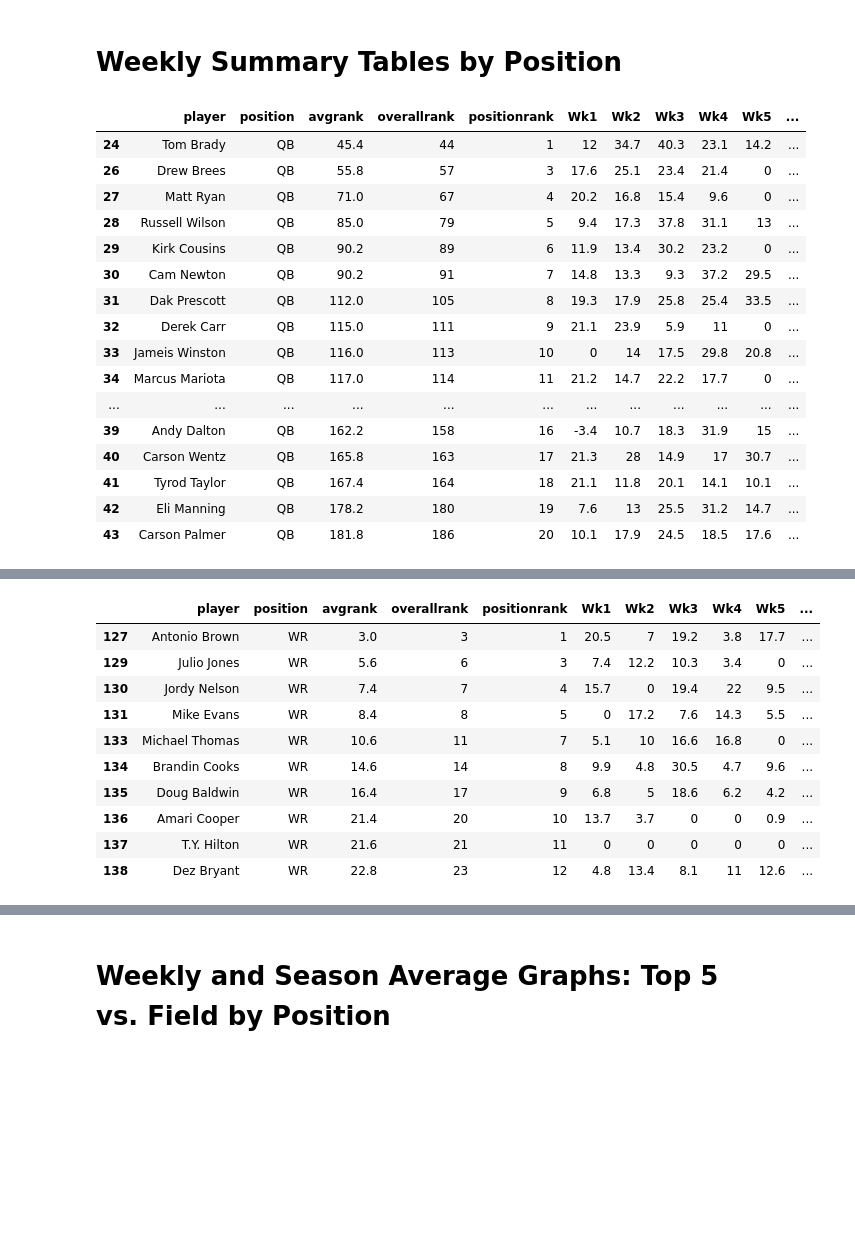
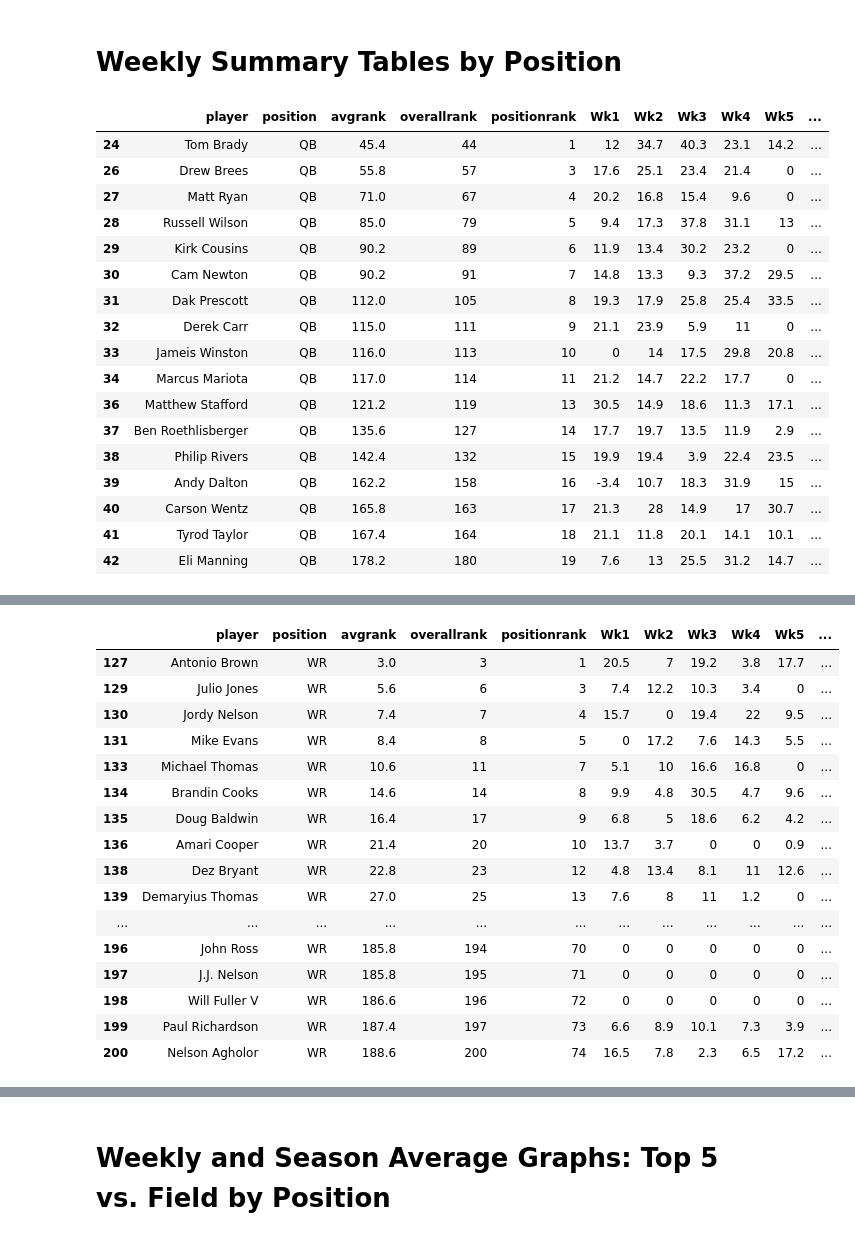
Before and after one commit to MTMUTH/Group_Project_01, a Jupyter notebook: FFL_CleanData_BB_v2.ipynb, the cells around one changed output, grey strips where cells are left out. Saved outputs shown, nothing was run; the diff lists cells and outputs as text; code cells hidden in the pictures; blank space fills up the shorter version.

```diff
--- a/FFL_CleanData_BB_v2.ipynb
+++ b/FFL_CleanData_BB_v2.ipynb
@@ -191,8 +191,8 @@ pd.set_option('display.max_rows', 500)
 pd.set_option('display.max_columns', 500)
 pd.set_option('display.width', 1000)
 # %%
-#drop Aaron Rodgers due to injury
-dfqb.drop(25, inplace=True)
+#drop inactive players
+dfqb.drop([25,35,43], inplace=True)
 dfqb.iloc[:20]
 # %% [output]
 |  | player | position | avgrank | overallrank | positionrank | Wk1 | Wk2 | Wk3 | Wk4 | Wk5 | ... |
@@ -206,12 +206,13 @@ dfqb.iloc[:20]
 | 32 | Derek Carr | QB | 115.0 | 111 | 9 | 21.1 | 23.9 | 5.9 | 11 | 0 | ... |
 | 33 | Jameis Winston | QB | 116.0 | 113 | 10 | 0 | 14 | 17.5 | 29.8 | 20.8 | ... |
 | 34 | Marcus Mariota | QB | 117.0 | 114 | 11 | 21.2 | 14.7 | 22.2 | 17.7 | 0 | ... |
-| ... | ... | ... | ... | ... | ... | ... | ... | ... | ... | ... | ... |
+| 36 | Matthew Stafford | QB | 121.2 | 119 | 13 | 30.5 | 14.9 | 18.6 | 11.3 | 17.1 | ... |
+| 37 | Ben Roethlisberger | QB | 135.6 | 127 | 14 | 17.7 | 19.7 | 13.5 | 11.9 | 2.9 | ... |
+| 38 | Philip Rivers | QB | 142.4 | 132 | 15 | 19.9 | 19.4 | 3.9 | 22.4 | 23.5 | ... |
 | 39 | Andy Dalton | QB | 162.2 | 158 | 16 | -3.4 | 10.7 | 18.3 | 31.9 | 15 | ... |
 | 40 | Carson Wentz | QB | 165.8 | 163 | 17 | 21.3 | 28 | 14.9 | 17 | 30.7 | ... |
 | 41 | Tyrod Taylor | QB | 167.4 | 164 | 18 | 21.1 | 11.8 | 20.1 | 14.1 | 10.1 | ... |
 | 42 | Eli Manning | QB | 178.2 | 180 | 19 | 7.6 | 13 | 25.5 | 31.2 | 14.7 | ... |
-| 43 | Carson Palmer | QB | 181.8 | 186 | 20 | 10.1 | 17.9 | 24.5 | 18.5 | 17.6 | ... |
 # %%
 # QB Establish bins
 bins = [0,5,20]
@@ -247,21 +248,27 @@ display(QB_Weekly_Summary)
 | top 5 | 20.2 | 34.7 | 40.3 | 31.1 | 14.2 | 18.2 | 29.7 | 39.5 | 26.6 | 25.5 | ... |
 | field | 30.5 | 28.0 | 30.2 | 37.2 | 33.5 | 31.3 | 35.0 | 21.1 | 30.3 | 40.2 | ... |
 # %%
-#drop Aaron Rodgers due to injury
-dfwr.drop([128,132], inplace=True)
-dfwr.iloc[:10]
+#drop inactive players
+dfwr.drop([128,132,137,140,152,156,158,159,167,169,173,175,176,177,178,180,183], inplace=True)
+dfwr.iloc[:60]
 # %% [output]
 |  | player | position | avgrank | overallrank | positionrank | Wk1 | Wk2 | Wk3 | Wk4 | Wk5 | ... |
 | 127 | Antonio Brown | WR | 3.0 | 3 | 1 | 20.5 | 7 | 19.2 | 3.8 | 17.7 | ... |
 | 129 | Julio Jones | WR | 5.6 | 6 | 3 | 7.4 | 12.2 | 10.3 | 3.4 | 0 | ... |
 | 130 | Jordy Nelson | WR | 7.4 | 7 | 4 | 15.7 | 0 | 19.4 | 22 | 9.5 | ... |
 | 131 | Mike Evans | WR | 8.4 | 8 | 5 | 0 | 17.2 | 7.6 | 14.3 | 5.5 | ... |
 | 133 | Michael Thomas | WR | 10.6 | 11 | 7 | 5.1 | 10 | 16.6 | 16.8 | 0 | ... |
 | 134 | Brandin Cooks | WR | 14.6 | 14 | 8 | 9.9 | 4.8 | 30.5 | 4.7 | 9.6 | ... |
 | 135 | Doug Baldwin | WR | 16.4 | 17 | 9 | 6.8 | 5 | 18.6 | 6.2 | 4.2 | ... |
 | 136 | Amari Cooper | WR | 21.4 | 20 | 10 | 13.7 | 3.7 | 0 | 0 | 0.9 | ... |
-| 137 | T.Y. Hilton | WR | 21.6 | 21 | 11 | 0 | 0 | 0 | 0 | 0 | ... |
 | 138 | Dez Bryant | WR | 22.8 | 23 | 12 | 4.8 | 13.4 | 8.1 | 11 | 12.6 | ... |
+| 139 | Demaryius Thomas | WR | 27.0 | 25 | 13 | 7.6 | 8 | 11 | 1.2 | 0 | ... |
+| ... | ... | ... | ... | ... | ... | ... | ... | ... | ... | ... | ... |
+| 196 | John Ross | WR | 185.8 | 194 | 70 | 0 | 0 | 0 | 0 | 0 | ... |
+| 197 | J.J. Nelson | WR | 185.8 | 195 | 71 | 0 | 0 | 0 | 0 | 0 | ... |
+| 198 | Will Fuller V | WR | 186.6 | 196 | 72 | 0 | 0 | 0 | 0 | 0 | ... |
+| 199 | Paul Richardson | WR | 187.4 | 197 | 73 | 6.6 | 8.9 | 10.1 | 7.3 | 3.9 | ... |
+| 200 | Nelson Agholor | WR | 188.6 | 200 | 74 | 16.5 | 7.8 | 2.3 | 6.5 | 17.2 | ... |
 # %%
 #WR Establish bins
 #Used Top 7 WRs due to ODell Beckham Jr. and A.J. Green being out the entire season
```
Also changed, not shown: parts of 10 cells of this notebook, 1 other file.
